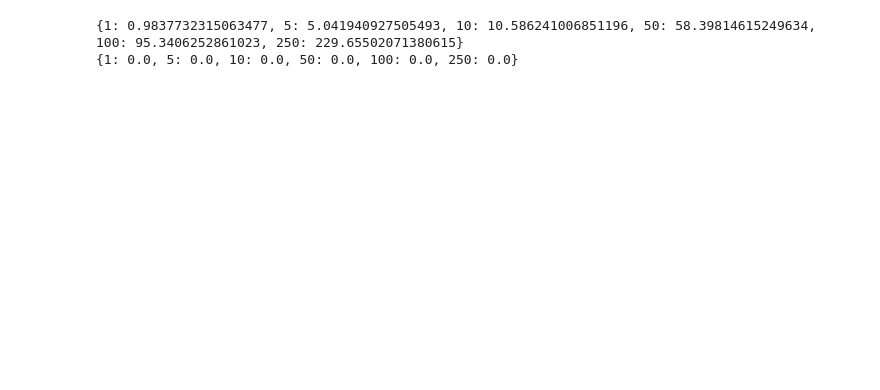
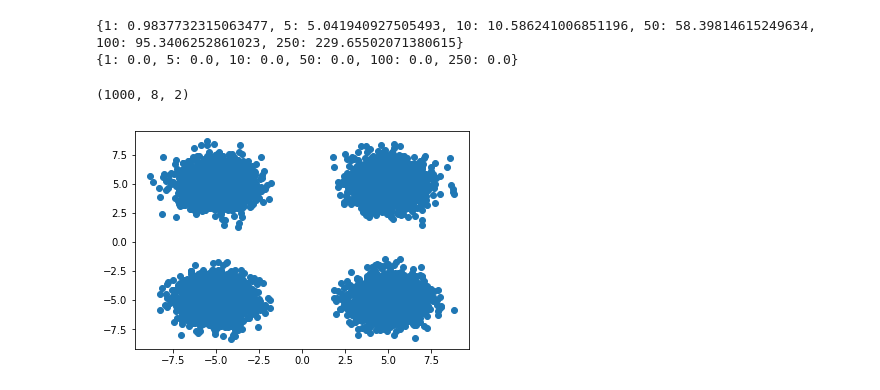
Before and after one commit to shreyanJ/Learned-kNN-Indexing, a Jupyter notebook: anomaly.ipynb, the cells around one changed output. Saved outputs shown, nothing was run; the diff lists cells and outputs as text; code cells hidden in the pictures; blank space fills up the shorter version.

Commit message:
New toy graph

```diff
--- a/anomaly.ipynb
+++ b/anomaly.ipynb
@@ -174,3 +174,45 @@ print(std_times_exact)
 [interactive output not drawn]
 {1: 0.9837732315063477, 5: 5.041940927505493, 10: 10.586241006851196, 50: 58.39814615249634, 100: 95.3406252861023, 250: 229.65502071380615}
 {1: 0.0, 5: 0.0, 10: 0.0, 50: 0.0, 100: 0.0, 250: 0.0}
+# %%
+import ot
+import sklearn
+import pickle
+
+import numpy as np
+import matplotlib.pyplot as plt
+import networkx as nx
+
+from tqdm import tqdm
+from energyflow.emd import emd, emds
+from energyflow.datasets import qg_jets
+
+N = 250
+M = 8
+c = 4
+d = 2
+k = 10
+S = 20 # need S-nn graph for soft label empirical distribution over S nearest neighbors, S >> k
+
+def dist(x, y):
+	return np.linalg.norm(x-y)
+
+cov1 = np.array([[1, 0], [0, 1]])
+centres = np.array([[5, 5], [-5, 5], [5, -5], [-5, -5]])
+means = np.random.uniform(-0.5, 0.5, size=(c*N, d))
+
+data = []
+for j in range(c):
+	for i in range(N):
+		x = np.random.multivariate_normal(centres[j, :] + means[i, :], cov1, size=M)
+		data.append(x)
+
+data = np.array(data)
+print(data.shape)
+xs = data.reshape(-1, 2)
+plt.scatter(xs[:, 0], xs[:, 1])
+plt.show()
+pickle.dump(data, open("pickles/toy_points.pickle", "wb"))
+# %% [output]
+(1000, 8, 2)
+[figure, added]
```
Also changed, not shown: parts of 1 cell of this notebook, 4 other files.
